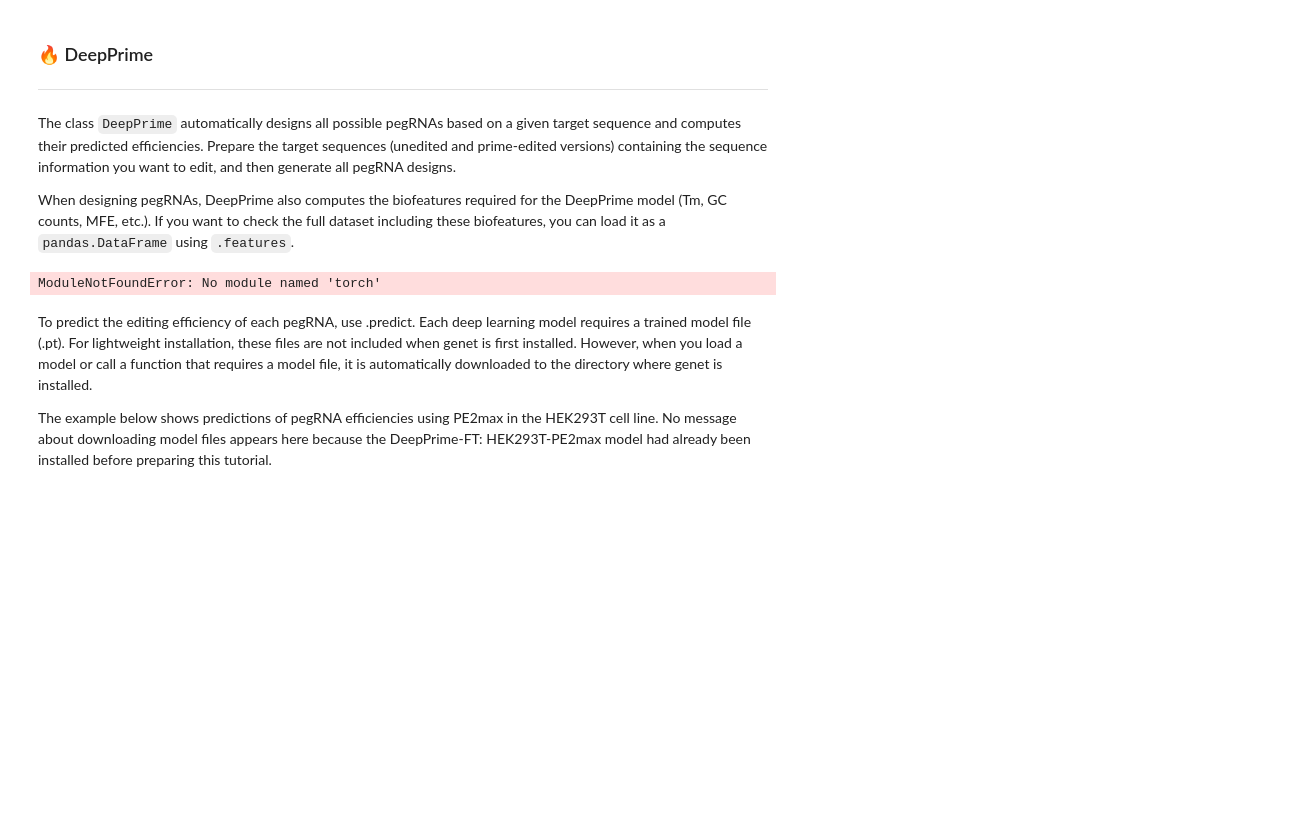
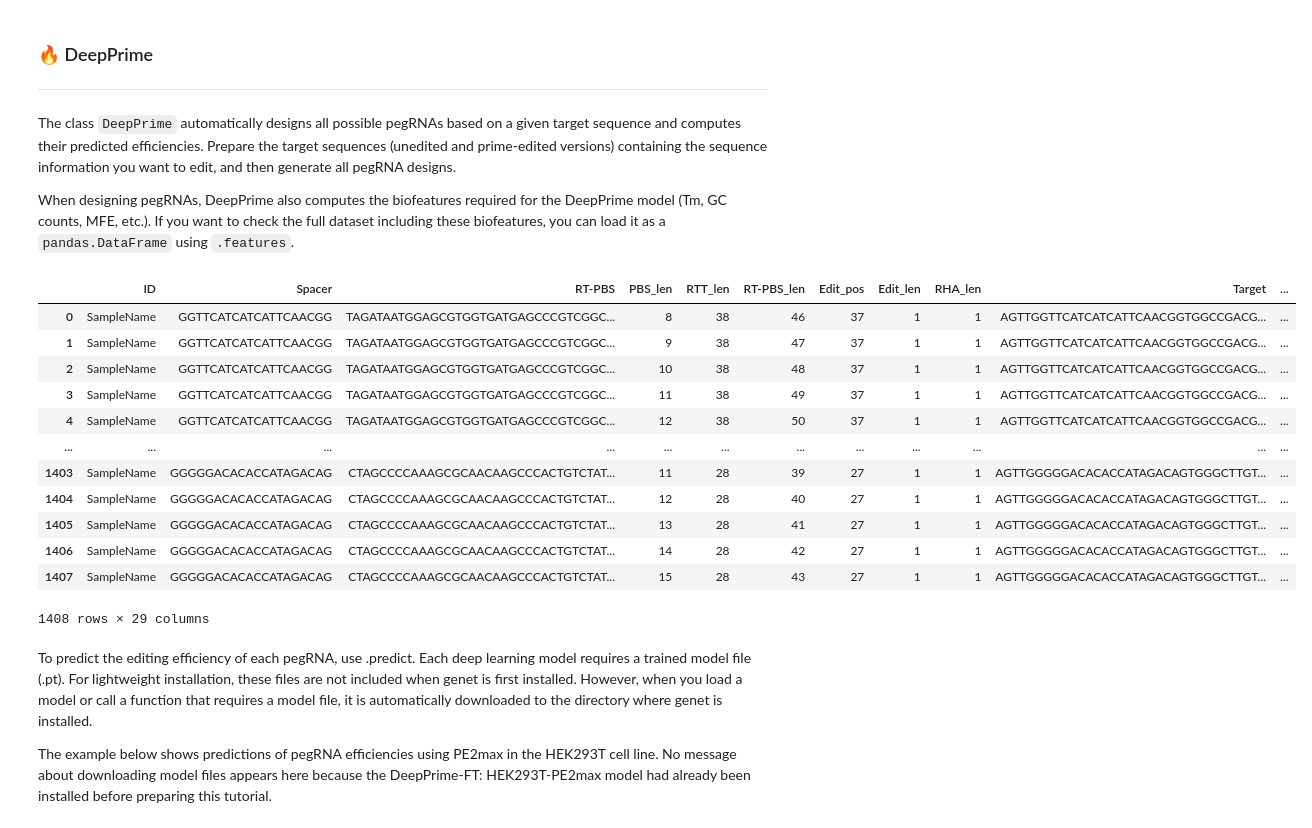
Before and after one commit to Goosang-Yu/genet, a Jupyter notebook: tutorials/Tutorial_DeepPrime.ipynb, the cells around one changed output. Drawn from its saved outputs; the diff is of its cells as text; code cells hidden in the pictures; blank space fills up the shorter version.

```diff
--- a/tutorials/Tutorial_DeepPrime.ipynb
+++ b/tutorials/Tutorial_DeepPrime.ipynb
@@ -32,14 +33,26 @@ If you want to check the full dataset including these biofeatures, you can load
 # %%
 from genet.predict import DeepPrime
 
 seq = 'CCGAGTTGGTTCATCATCATTCAACGGTGGCCGACGGGCTCATCACCACGCTCCATTATC(C/T)AGCCCCAAAGCGCAACAAGCCCACTGTCTATGGTGTGTCCCCCAACTACGACAAGTGGGA'
 
 pegrna = DeepPrime(seq)
 
 # check designed pegRNAs and biofeatures
-pegrna.features.head()
+pegrna.features
 # %% [output]
+|  | ID | Spacer | RT-PBS | PBS_len | RTT_len | RT-PBS_len | Edit_pos | Edit_len | RHA_len | Target | ... |
+| 0 | SampleName | GGTTCATCATCATTCAACGG | TAGATAATGGAGCGTGGTGATGAGCCCGTCGGC... | 8 | 38 | 46 | 37 | 1 | 1 | AGTTGGTTCATCATCATTCAACGGTGGCCGACG... | ... |
+| 1 | SampleName | GGTTCATCATCATTCAACGG | TAGATAATGGAGCGTGGTGATGAGCCCGTCGGC... | 9 | 38 | 47 | 37 | 1 | 1 | AGTTGGTTCATCATCATTCAACGGTGGCCGACG... | ... |
+| 2 | SampleName | GGTTCATCATCATTCAACGG | TAGATAATGGAGCGTGGTGATGAGCCCGTCGGC... | 10 | 38 | 48 | 37 | 1 | 1 | AGTTGGTTCATCATCATTCAACGGTGGCCGACG... | ... |
+| 3 | SampleName | GGTTCATCATCATTCAACGG | TAGATAATGGAGCGTGGTGATGAGCCCGTCGGC... | 11 | 38 | 49 | 37 | 1 | 1 | AGTTGGTTCATCATCATTCAACGGTGGCCGACG... | ... |
+| 4 | SampleName | GGTTCATCATCATTCAACGG | TAGATAATGGAGCGTGGTGATGAGCCCGTCGGC... | 12 | 38 | 50 | 37 | 1 | 1 | AGTTGGTTCATCATCATTCAACGGTGGCCGACG... | ... |
+| ... | ... | ... | ... | ... | ... | ... | ... | ... | ... | ... | ... |
+| 1403 | SampleName | GGGGGACACACCATAGACAG | CTAGCCCCAAAGCGCAACAAGCCCACTGTCTAT... | 11 | 28 | 39 | 27 | 1 | 1 | AGTTGGGGGACACACCATAGACAGTGGGCTTGT... | ... |
+| 1404 | SampleName | GGGGGACACACCATAGACAG | CTAGCCCCAAAGCGCAACAAGCCCACTGTCTAT... | 12 | 28 | 40 | 27 | 1 | 1 | AGTTGGGGGACACACCATAGACAGTGGGCTTGT... | ... |
+| 1405 | SampleName | GGGGGACACACCATAGACAG | CTAGCCCCAAAGCGCAACAAGCCCACTGTCTAT... | 13 | 28 | 41 | 27 | 1 | 1 | AGTTGGGGGACACACCATAGACAGTGGGCTTGT... | ... |
+| 1406 | SampleName | GGGGGACACACCATAGACAG | CTAGCCCCAAAGCGCAACAAGCCCACTGTCTAT... | 14 | 28 | 42 | 27 | 1 | 1 | AGTTGGGGGACACACCATAGACAGTGGGCTTGT... | ... |
+| 1407 | SampleName | GGGGGACACACCATAGACAG | CTAGCCCCAAAGCGCAACAAGCCCACTGTCTAT... | 15 | 28 | 43 | 27 | 1 | 1 | AGTTGGGGGACACACCATAGACAGTGGGCTTGT... | ... |
-ModuleNotFoundError: No module named 'torch'
+1408 rows × 29 columns
 # %% [markdown]
 To predict the editing efficiency of each pegRNA, use .predict. Each deep learning model requires a trained model file (.pt). For lightweight installation, these files are not included when genet is first installed. However, when you load a model or call a function that requires a model file, it is automatically downloaded to the directory where genet is installed.
 
```
Also changed, not shown: parts of 23 cells of this notebook.
